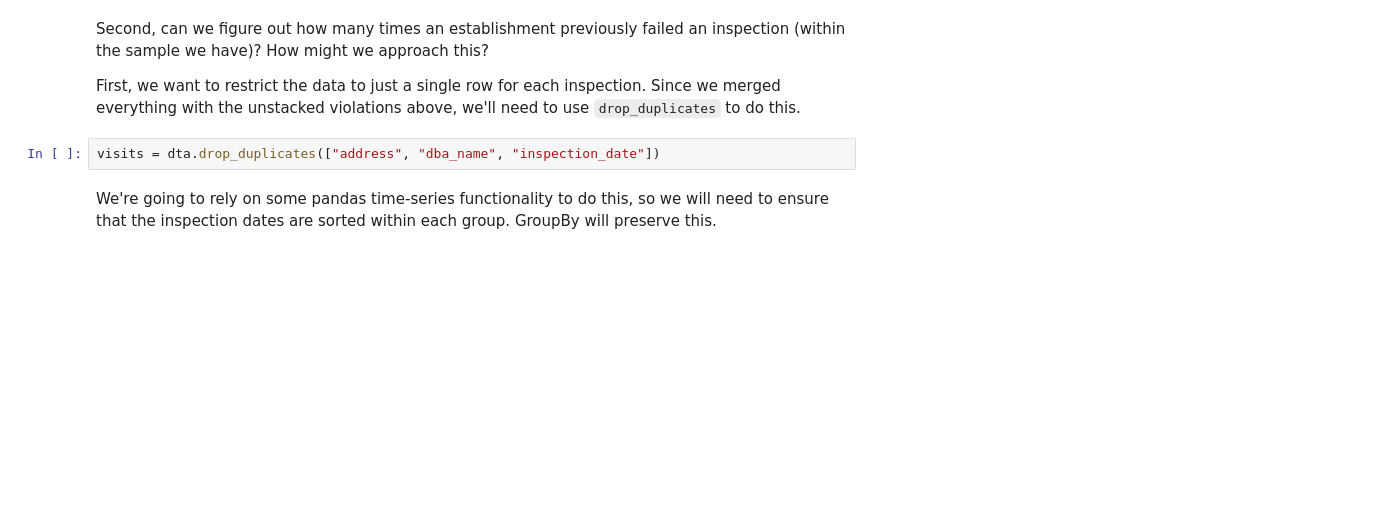
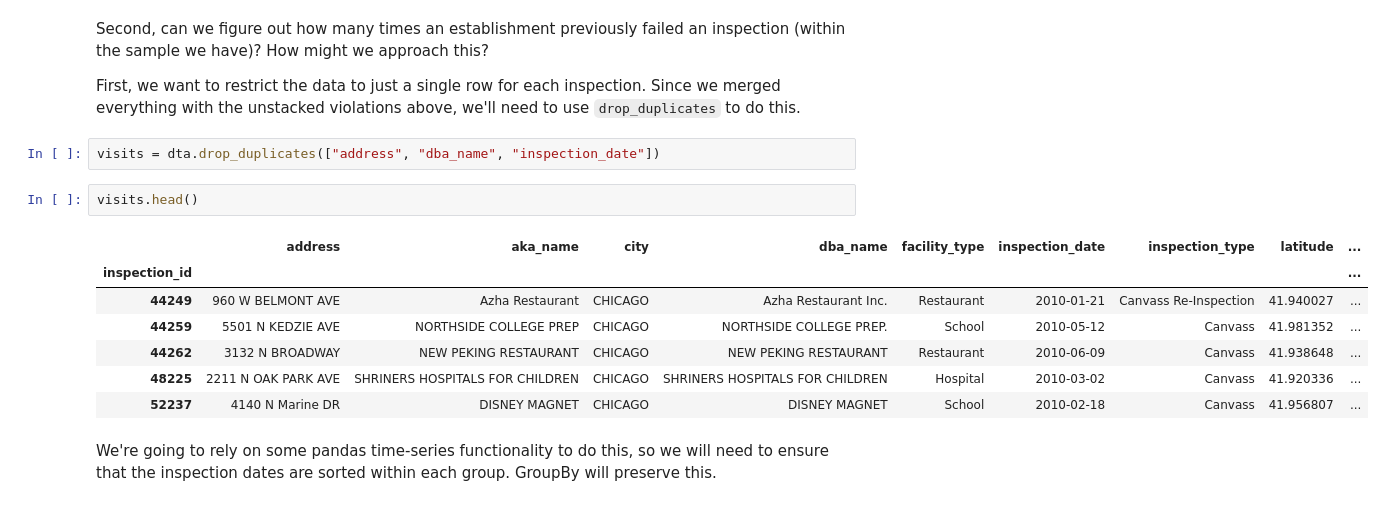
Before and after one commit to firefreezing/pycon-ds-2018, a Jupyter notebook: 3 - Exploratory Analysis with Pandas.ipynb, the cells around one changed output. Drawn from its saved outputs; the diff is of its cells as text; blank space fills up the shorter version.

```diff
--- a/3 - Exploratory Analysis with Pandas.ipynb
+++ b/3 - Exploratory Analysis with Pandas.ipynb
@@ -278,6 +733,16 @@ Second, can we figure out how many times an establishment previously failed an i
 First, we want to restrict the data to just a single row for each inspection. Since we merged everything with the unstacked violations above, we'll need to use `drop_duplicates` to do this.
 # %%
 visits = dta.drop_duplicates(["address", "dba_name", "inspection_date"])
+# %%
+visits.head()
+# %% [output]
+|  | address | aka_name | city | dba_name | facility_type | inspection_date | inspection_type | latitude | ... |
+| inspection_id |  |  |  |  |  |  |  |  | ... |
+| 44249 | 960 W BELMONT AVE | Azha Restaurant | CHICAGO | Azha Restaurant Inc. | Restaurant | 2010-01-21 | Canvass Re-Inspection | 41.940027 | ... |
+| 44259 | 5501 N KEDZIE AVE | NORTHSIDE COLLEGE PREP | CHICAGO | NORTHSIDE COLLEGE PREP. | School | 2010-05-12 | Canvass | 41.981352 | ... |
+| 44262 | 3132 N BROADWAY | NEW PEKING RESTAURANT | CHICAGO | NEW PEKING RESTAURANT | Restaurant | 2010-06-09 | Canvass | 41.938648 | ... |
+| 48225 | 2211 N OAK PARK AVE | SHRINERS HOSPITALS FOR CHILDREN | CHICAGO | SHRINERS HOSPITALS FOR CHILDREN | Hospital | 2010-03-02 | Canvass | 41.920336 | ... |
+| 52237 | 4140 N Marine DR | DISNEY MAGNET | CHICAGO | DISNEY MAGNET | School | 2010-02-18 | Canvass | 41.956807 | ... |
 # %% [markdown]
 We're going to rely on some pandas time-series functionality to do this, so we will need to ensure that the inspection dates are sorted within each group. GroupBy will preserve this.
 # %%
```
Also changed, not shown: parts of 53 cells of this notebook, 2 other files.
